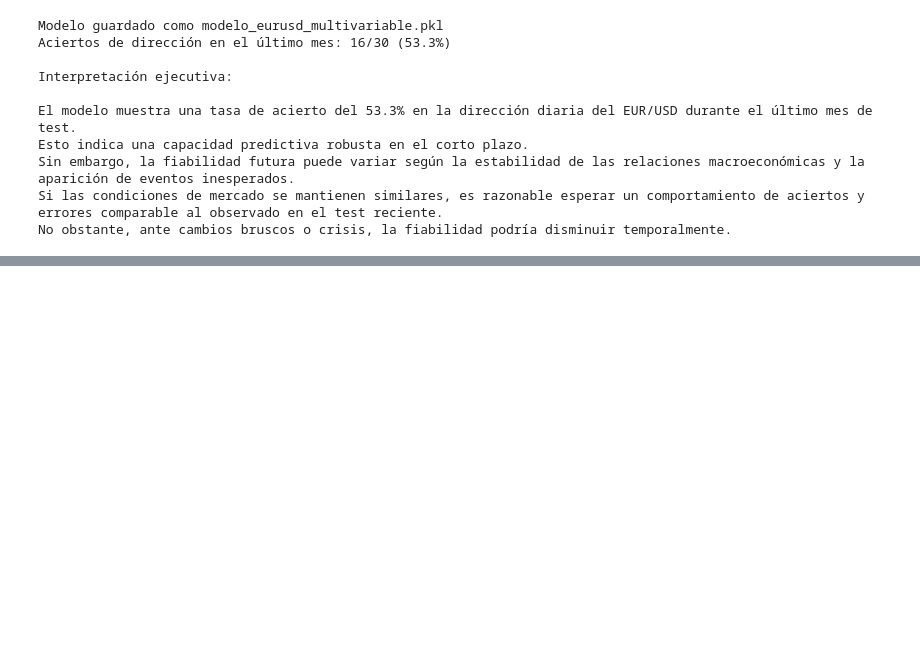
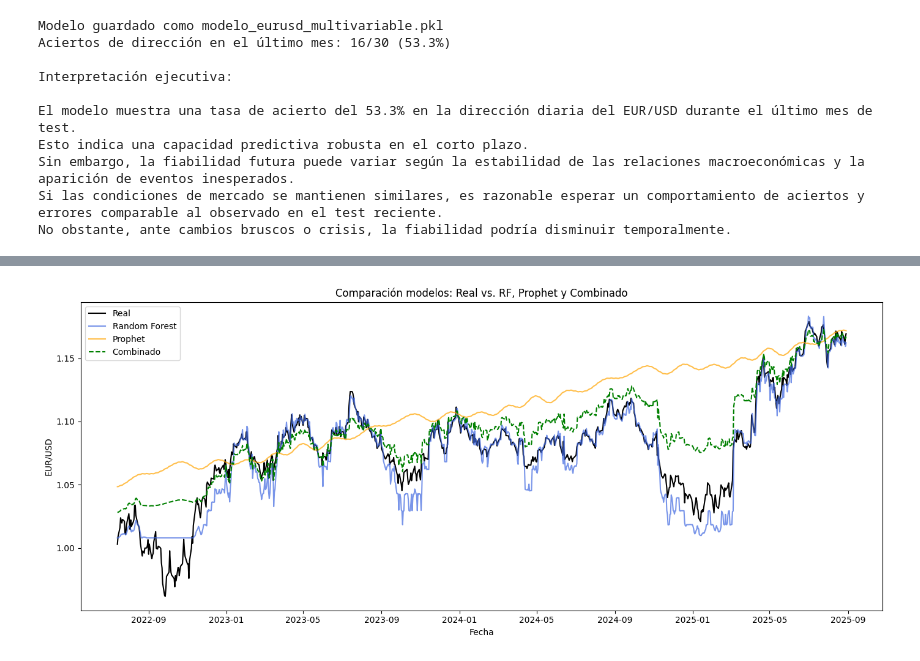
Before and after one commit to cpuertas-gpsc/cambios-y-divisas, a Jupyter notebook: Prediccion_EURUSD_Multivariable.ipynb, the cells around one changed output, grey strips where cells are left out. Saved outputs shown, nothing was run; the diff lists cells and outputs as text; code cells hidden in the pictures; blank space fills up the shorter version.

```diff
--- a/Prediccion_EURUSD_Multivariable.ipynb
+++ b/Prediccion_EURUSD_Multivariable.ipynb
@@ -418,0 +501,83 @@ hint: See above for details.
+# %%
+# Auditoría avanzada del modelo: combinación, métricas, gráficos y comparación diaria
+import pandas as pd
+import numpy as np
+import matplotlib.pyplot as plt
+from sklearn.metrics import mean_absolute_error, mean_squared_error
+
+# 1. Combinación Prophet + Random Forest (promedio simple)
+# Alinear índices para el periodo de test
+rf_pred = pd.Series(y_pred, index=y_test.index)
+prophet_pred = forecast.set_index('ds').loc[y_test.index, 'yhat']
+
+# Modelo combinado (promedio)
+combined_pred = (rf_pred + prophet_pred) / 2
+
+# 2. Métricas de los tres modelos
+mae_rf = mean_absolute_error(y_test, rf_pred)
+rmse_rf = np.sqrt(mean_squared_error(y_test, rf_pred))
+mae_prophet = mean_absolute_error(y_test, prophet_pred)
+rmse_prophet = np.sqrt(mean_squared_error(y_test, prophet_pred))
+mae_comb = mean_absolute_error(y_test, combined_pred)
+rmse_comb = np.sqrt(mean_squared_error(y_test, combined_pred))
+
+print(f"Random Forest: MAE={mae_rf:.4f}, RMSE={rmse_rf:.4f}")
+print(f"Prophet: MAE={mae_prophet:.4f}, RMSE={rmse_prophet:.4f}")
+print(f"Combinado: MAE={mae_comb:.4f}, RMSE={rmse_comb:.4f}")
+
+# 3. Tasa de acierto de dirección (combinado)
+aciertos = np.sum(np.sign(combined_pred - y_test.shift(1)) == np.sign(y_test - y_test.shift(1)))
+total = len(y_test)
+tasa_acierto = aciertos / total * 100
+print(f"Tasa de acierto de dirección (combinado): {tasa_acierto:.1f}%")
+
+# 4. Gráficos comparativos
+plt.figure(figsize=(14,6))
+plt.plot(y_test.index, y_test, label='Real', color='black')
+plt.plot(y_test.index, rf_pred, label='Random Forest', color='royalblue', alpha=0.7)
+plt.plot(y_test.index, prophet_pred, label='Prophet', color='orange', alpha=0.7)
+plt.plot(y_test.index, combined_pred, label='Combinado', color='green', linestyle='--')
+plt.title('Comparación modelos: Real vs. RF, Prophet y Combinado')
+plt.xlabel('Fecha')
+plt.ylabel('EUR/USD')
+plt.legend()
+plt.tight_layout()
+plt.show()
+
+# 5. Tabla Excel: predicciones y valores reales de agosto
+# Descargar valores reales de la API FRED para agosto (EURUSD)
+from datetime import datetime
+from pandas.tseries.offsets import MonthEnd
+
+# Fechas de agosto
+inicio_agosto = pd.to_datetime('2024-08-01')
+fin_agosto = pd.to_datetime('2024-08-31')
+
+# Si ya tienes df_limpio, filtra agosto
+df_agosto = df_limpio.loc[(df_limpio.index >= inicio_agosto) & (df_limpio.index <= fin_agosto)].copy()
+
+# Predicciones de los modelos para agosto
+rf_pred_agosto = rf_pred.loc[(rf_pred.index >= inicio_agosto) & (rf_pred.index <= fin_agosto)]
+prophet_pred_agosto = prophet_pred.loc[(prophet_pred.index >= inicio_agosto) & (prophet_pred.index <= fin_agosto)]
+combined_pred_agosto = combined_pred.loc[(combined_pred.index >= inicio_agosto) & (combined_pred.index <= fin_agosto)]
+
+# Unir en un DataFrame
+tabla_agosto = pd.DataFrame({
+    'EURUSD_real': df_agosto['EURUSD'],
+    'RF_pred': rf_pred_agosto,
+    'Prophet_pred': prophet_pred_agosto,
+    'Combinado_pred': combined_pred_agosto
+})
+
+# Calcular error absoluto diario
+tabla_agosto['Error_RF'] = np.abs(tabla_agosto['EURUSD_real'] - tabla_agosto['RF_pred'])
+tabla_agosto['Error_Prophet'] = np.abs(tabla_agosto['EURUSD_real'] - tabla_agosto['Prophet_pred'])
+tabla_agosto['Error_Combinado'] = np.abs(tabla_agosto['EURUSD_real'] - tabla_agosto['Combinado_pred'])
+
+# Exportar a Excel
+tabla_agosto.to_excel('auditoria_predicciones_agosto.xlsx')
+print('Tabla de auditoría diaria de agosto exportada a auditoria_predicciones_agosto.xlsx')
+
+# Mostrar primeras filas
+tabla_agosto.head()
+# %% [output]
@@ -418,0 +588 @@ hint: See above for details.
+[figure, added]
```
Also changed, not shown: parts of 6 cells of this notebook, 8 other files.
